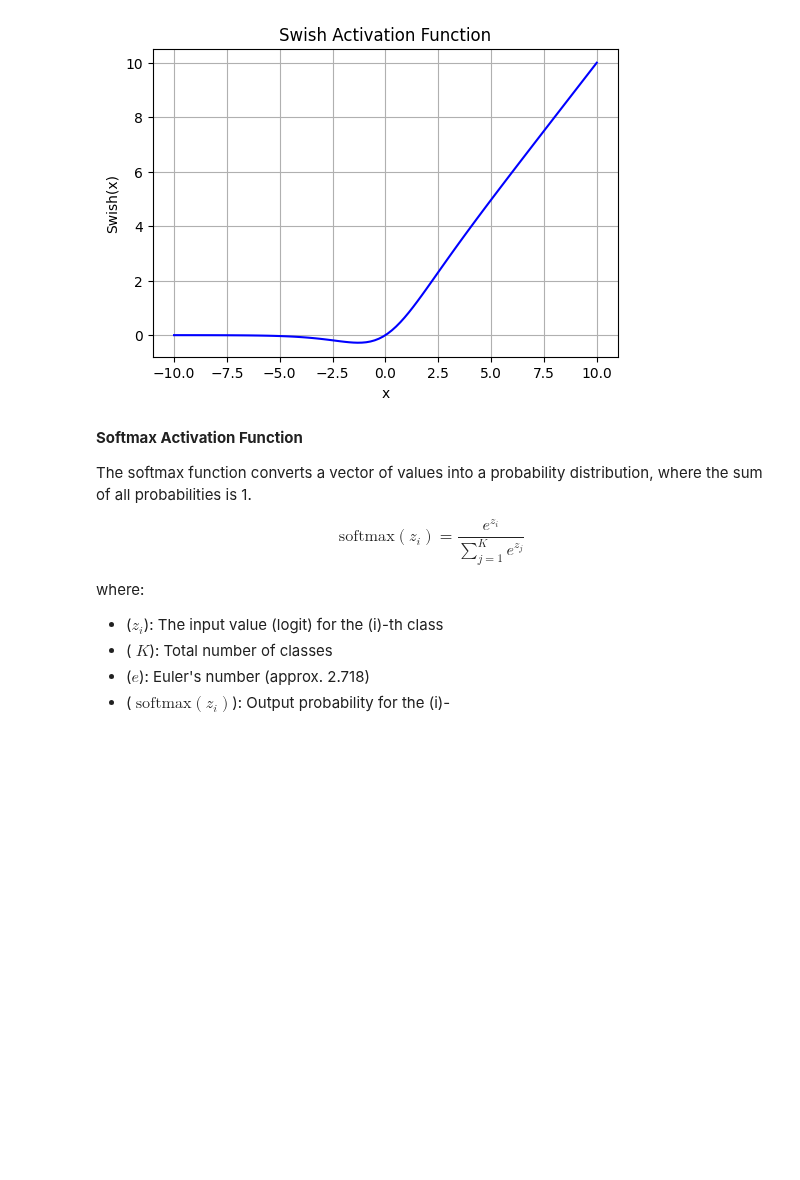
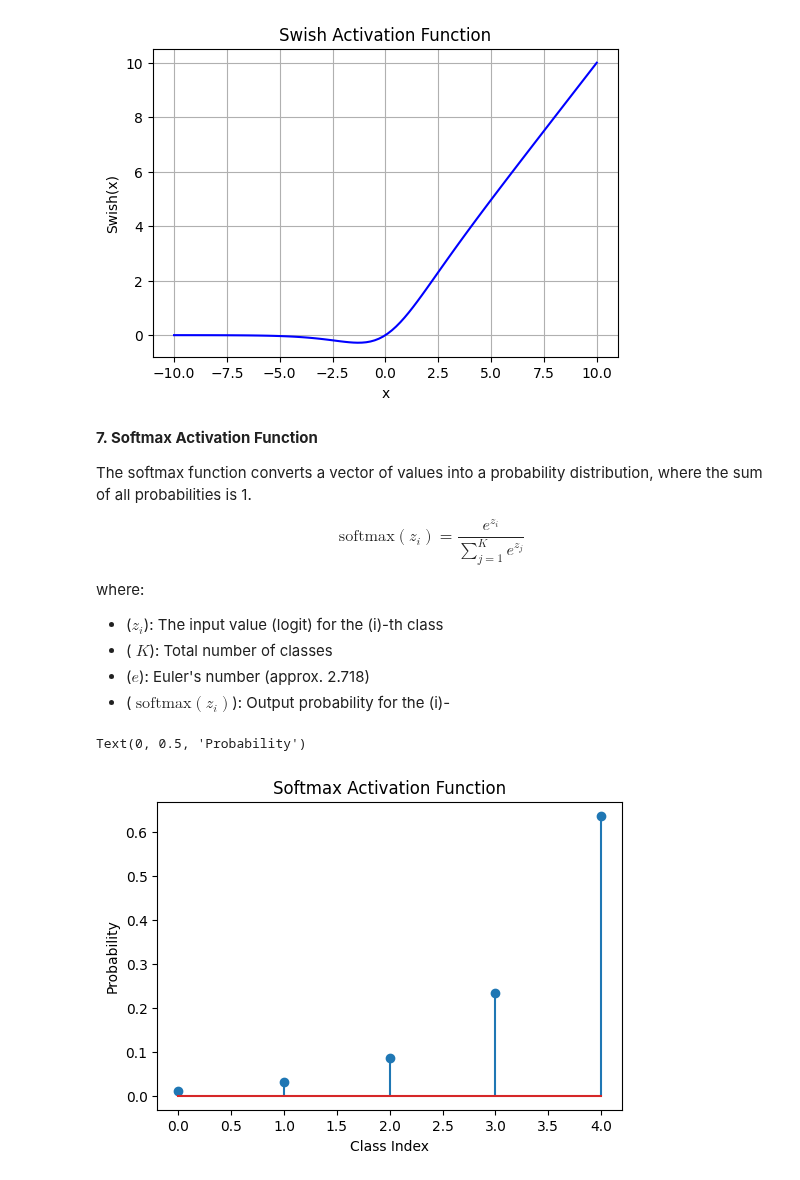
Before and after one commit to sujit4uwbslg/gcet_IV-I_2025, a Jupyter notebook: LAB/week1.ipynb, the cells around one changed output. Saved outputs shown, nothing was run; the diff lists cells and outputs as text; code cells hidden in the pictures; blank space fills up the shorter version.

```diff
--- a/LAB/week1.ipynb
+++ b/LAB/week1.ipynb
@@ -296,7 +296,7 @@ plt.grid(True)
 # %% [output]
 [figure]
 # %% [markdown]
-**Softmax Activation Function**
+**7. Softmax Activation Function**
 
 The softmax function converts a vector of values into a probability distribution, where the sum of all probabilities is 1.
 
@@ -310,3 +310,25 @@ where:
 - \( $K $\): Total number of classes
 - \($ e $\): Euler's number (approx. 2.718)
 - \( $\mathrm{softmax}(z_i) $\): Output probability for the \(i\)-
+# %%
+import numpy as np
+import matplotlib.pyplot as plt
+
+# Softmax function definition
+def softmax(z):
+    exp_z = np.exp(z - np.max(z))  # for numerical stability
+    return exp_z / np.sum(exp_z)
+
+# Generate input values (vector)
+z = np.linspace(-2, 2, 5)
+y = softmax(z)
+
+# Plot
+plt.figure(figsize=(6, 4))
+plt.stem(range(len(z)), y)  # Removed use_line_collection
+plt.title('Softmax Activation Function')
+plt.xlabel('Class Index')
+plt.ylabel('Probability')
+# %% [output]
+Text(0, 0.5, 'Probability')
+[figure, added]
```
Also changed, not shown: parts of 2 cells of this notebook.
